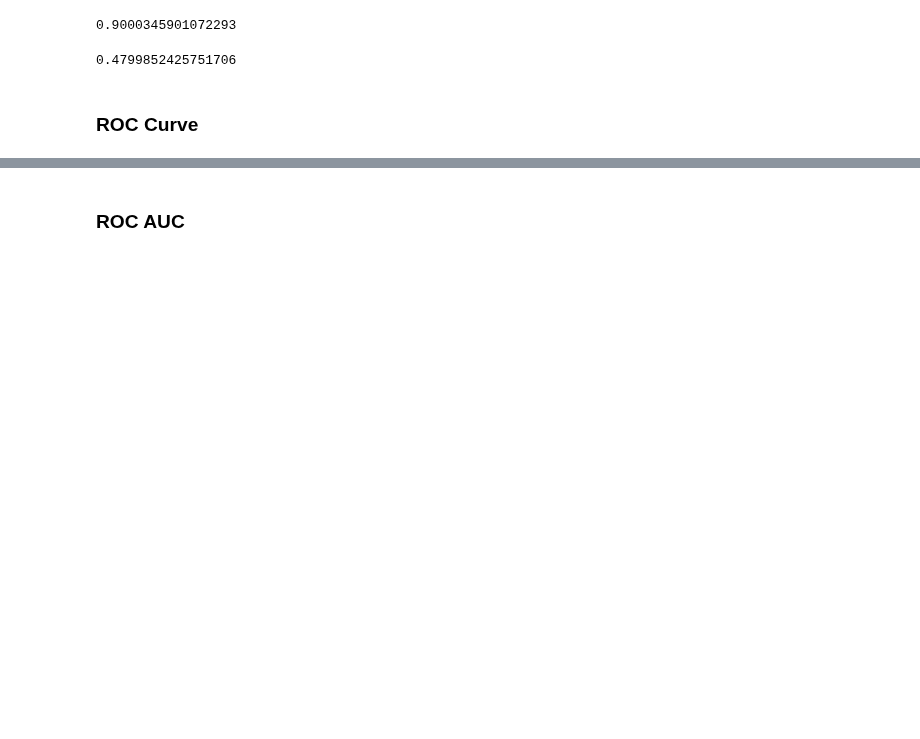
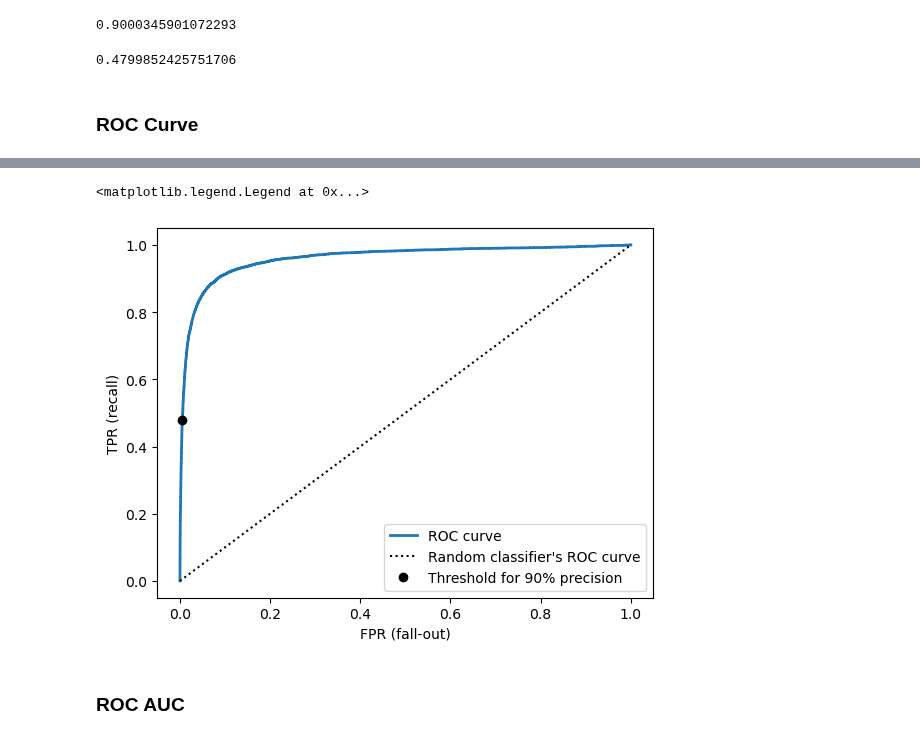
Before and after one commit to ericlau1987/hands_on_machine_learning_sklearn_keras_tensorflow, a Jupyter notebook: src/chapter3_classification/codes.ipynb, the cells around one changed output, grey strips where cells are left out. Drawn from its saved outputs; the diff is of its cells as text; code cells hidden in the pictures; blank space fills up the shorter version.

```diff
--- a/src/chapter3_classification/codes.ipynb
+++ b/src/chapter3_classification/codes.ipynb
@@ -230,0 +222,3 @@ plt.show()
+# %%
+idx_for_threshold_at_90 = (thresholds <= threshold_90_precision).argmax()
+tpr_90, fpr_90 = tpr[idx_for_threshold_at_90], fpr[idx_for_threshold_at_90]
@@ -231,3 +230,13 @@ plt.show()
+# %%
+plt.plot(fpr, tpr, linewidth=2, label="ROC curve")
+plt.plot([0,1], [0,1], 'k:', label="Random classifier's ROC curve")
+plt.plot([fpr_90], [tpr_90], "ko", label="Threshold for 90% precision")
+plt.ylabel("TPR (recall)")
+plt.xlabel("FPR (fall-out)")
+plt.legend()
+# %% [output]
+<matplotlib.legend.Legend at 0x...>
+[figure, added]
 # %% [markdown]
 ### ROC AUC
 # %%
```
Also changed, not shown: parts of 18 cells of this notebook.
